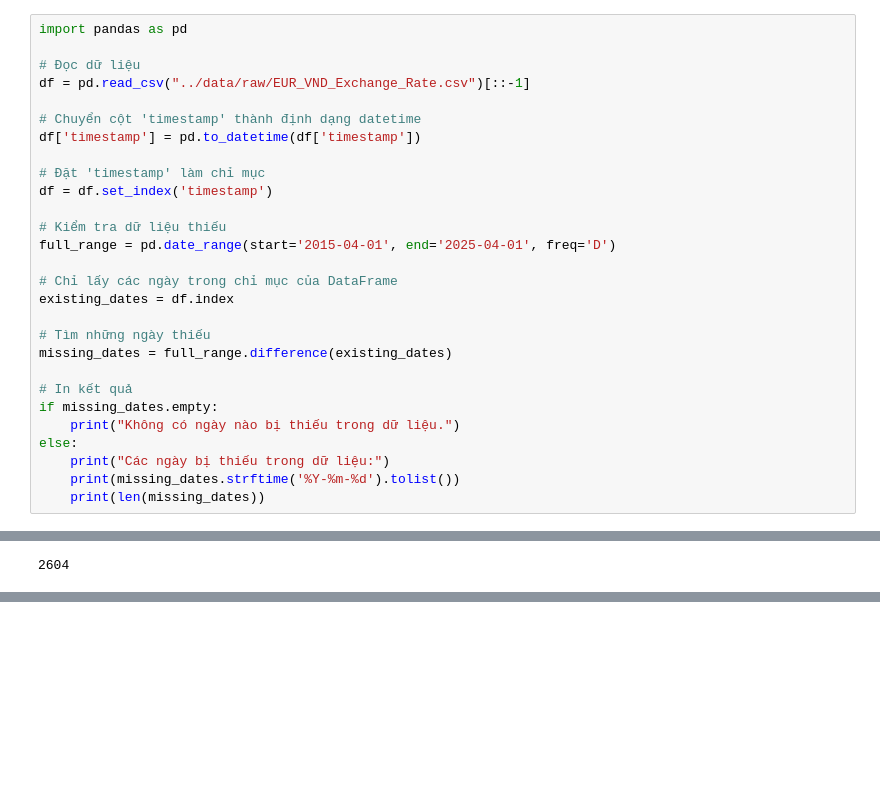
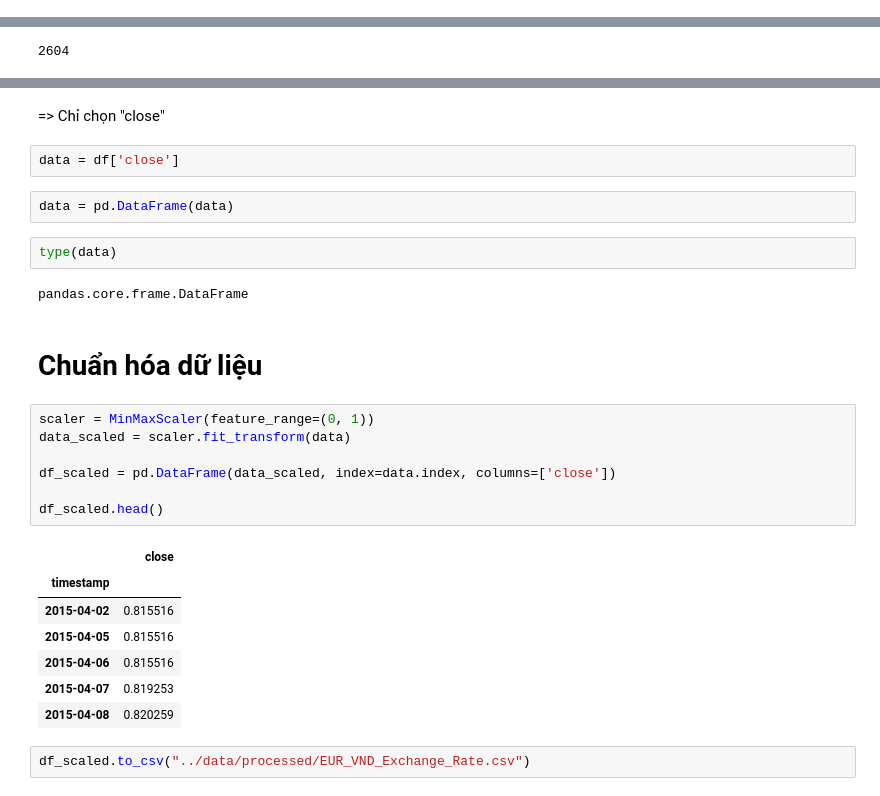
Before and after one commit to nggiang63/eur-vnd-exchange-rate, a Jupyter notebook: notebooks/eda_and_preprocessing.ipynb, the cells around one changed output, grey strips where cells are left out. Cells and saved outputs as stored; diff of their text form; blank space fills up the shorter version.

Commit message:
processed data

```diff
--- a/notebooks/eda_and_preprocessing.ipynb
+++ b/notebooks/eda_and_preprocessing.ipynb
@@ -68,28 +69,0 @@ Những ngày thiếu: DatetimeIndex(['2015-04-01', '2015-04-02', '2015-04-03',
-# %%
-import pandas as pd
-
-# Đọc dữ liệu
-df = pd.read_csv("../data/raw/EUR_VND_Exchange_Rate.csv")[::-1]
-
-# Chuyển cột 'timestamp' thành định dạng datetime
-df['timestamp'] = pd.to_datetime(df['timestamp'])
-
-# Đặt 'timestamp' làm chỉ mục
-df = df.set_index('timestamp')
-
-# Kiểm tra dữ liệu thiếu
-full_range = pd.date_range(start='2015-04-01', end='2025-04-01', freq='D')
-
-# Chỉ lấy các ngày trong chỉ mục của DataFrame
-existing_dates = df.index
-
-# Tìm những ngày thiếu
-missing_dates = full_range.difference(existing_dates)
-
-# In kết quả
-if missing_dates.empty:
-    print("Không có ngày nào bị thiếu trong dữ liệu.")
-else:
-    print("Các ngày bị thiếu trong dữ liệu:")
-    print(missing_dates.strftime('%Y-%m-%d').tolist())
-    print(len(missing_dates))
@@ -113,4 +84,33 @@ plt.title("Ma Trận Tương Quan")
 plt.show()
 # %% [output]
 [figure]
+# %% [markdown]
+=> Chỉ chọn "close"
+# %%
+data = df['close']
+# %%
+data = pd.DataFrame(data)
+# %%
+type(data)
+# %% [output]
+pandas.core.frame.DataFrame
+# %% [markdown]
+# **Chuẩn hóa dữ liệu**
+# %%
+scaler = MinMaxScaler(feature_range=(0, 1))
+data_scaled = scaler.fit_transform(data)
+
+df_scaled = pd.DataFrame(data_scaled, index=data.index, columns=['close'])
+
+df_scaled.head()
+# %% [output]
+|  | close |
+| timestamp |  |
+| 2015-04-02 | 0.815516 |
+| 2015-04-05 | 0.815516 |
+| 2015-04-06 | 0.815516 |
+| 2015-04-07 | 0.819253 |
+| 2015-04-08 | 0.820259 |
+# %%
+df_scaled.to_csv("../data/processed/EUR_VND_Exchange_Rate.csv")
 # %%
```
Also changed, not shown: parts of 11 cells of this notebook, 1 other file.
